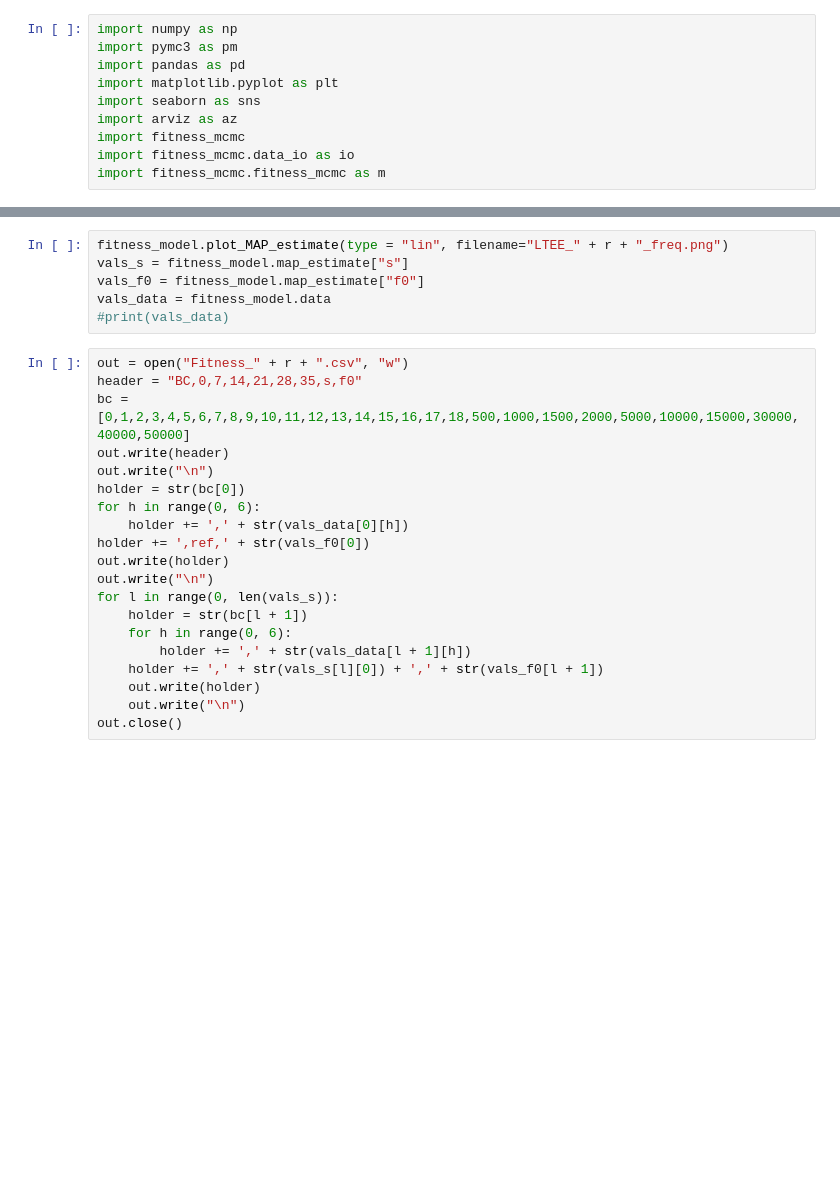
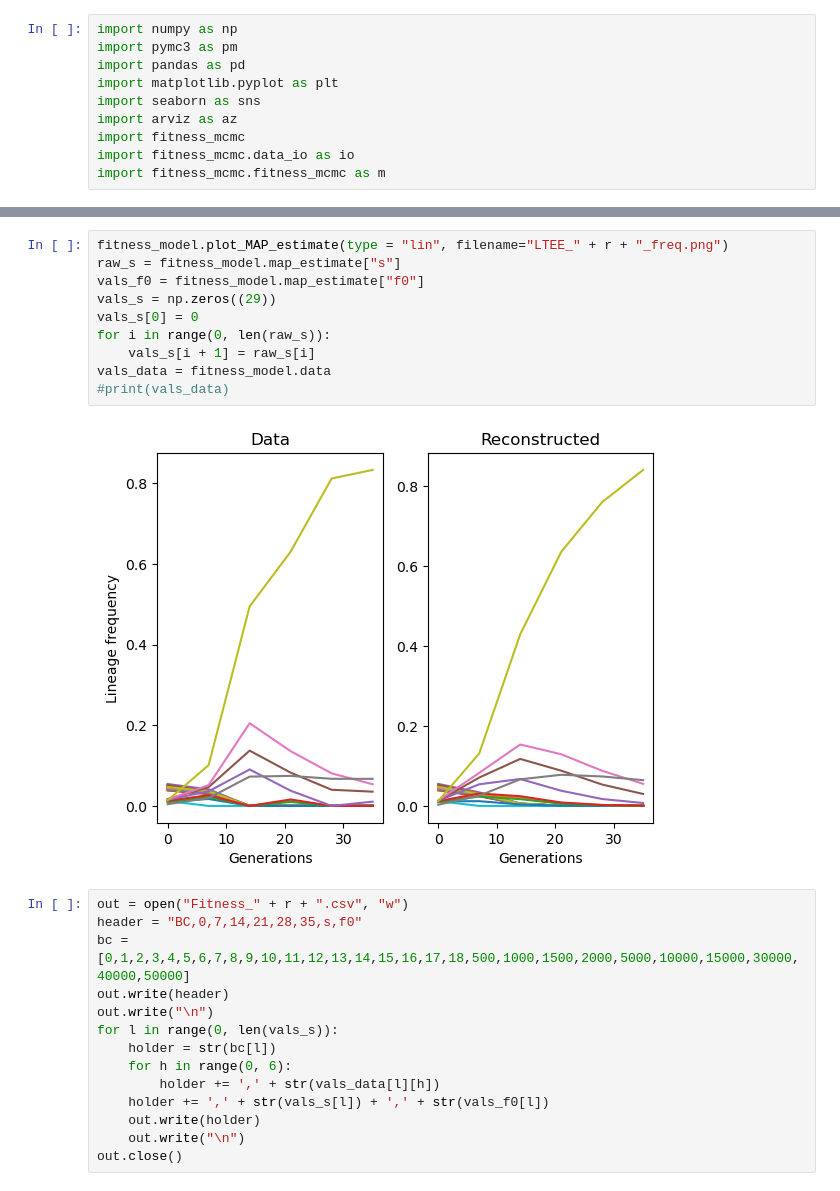
Before and after one commit to efenton32/fitness_mcmc, a Jupyter notebook: testing.ipynb, the cells around one changed output, grey strips where cells are left out. Saved outputs shown, nothing was run; the diff lists cells and outputs as text; blank space fills up the shorter version.

```diff
--- a/testing.ipynb
+++ b/testing.ipynb
@@ -49,27 +49,27 @@ fitness_model.find_MAP()
 [interactive output not drawn]
 # %%
 fitness_model.plot_MAP_estimate(type = "lin", filename="LTEE_" + r + "_freq.png")
-vals_s = fitness_model.map_estimate["s"]
+raw_s = fitness_model.map_estimate["s"]
 vals_f0 = fitness_model.map_estimate["f0"]
+vals_s = np.zeros((29))
+vals_s[0] = 0
+for i in range(0, len(raw_s)):
+    vals_s[i + 1] = raw_s[i]
 vals_data = fitness_model.data
 #print(vals_data)
+# %% [output]
+[figure, added]
 # %%
 out = open("Fitness_" + r + ".csv", "w")
 header = "BC,0,7,14,21,28,35,s,f0"
 bc = [0,1,2,3,4,5,6,7,8,9,10,11,12,13,14,15,16,17,18,500,1000,1500,2000,5000,10000,15000,30000,40000,50000]
 out.write(header)
 out.write("\n")
-holder = str(bc[0])
-for h in range(0, 6):
-    holder += ',' + str(vals_data[0][h])
-holder += ',ref,' + str(vals_f0[0])
-out.write(holder)
-out.write("\n")
 for l in range(0, len(vals_s)):
-    holder = str(bc[l + 1])
+    holder = str(bc[l])
     for h in range(0, 6):
-        holder += ',' + str(vals_data[l + 1][h])
-    holder += ',' + str(vals_s[l][0]) + ',' + str(vals_f0[l + 1])
+        holder += ',' + str(vals_data[l][h])
+    holder += ',' + str(vals_s[l]) + ',' + str(vals_f0[l])
     out.write(holder)
     out.write("\n")
 out.close()
```
Also changed, not shown: parts of 7 cells of this notebook, 8 other files.
